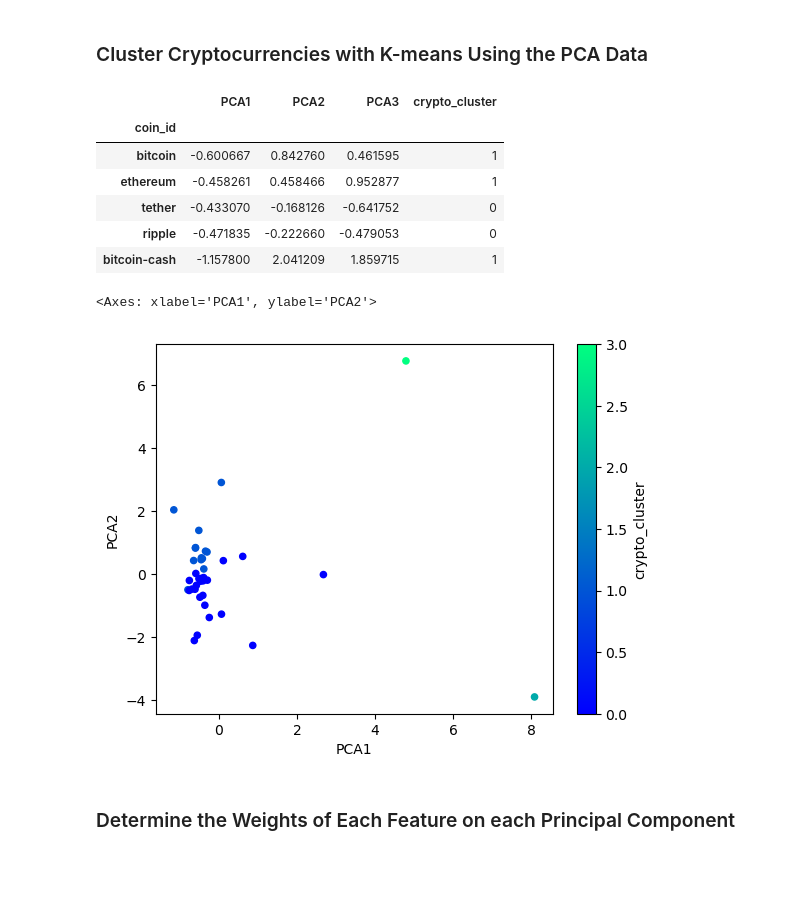
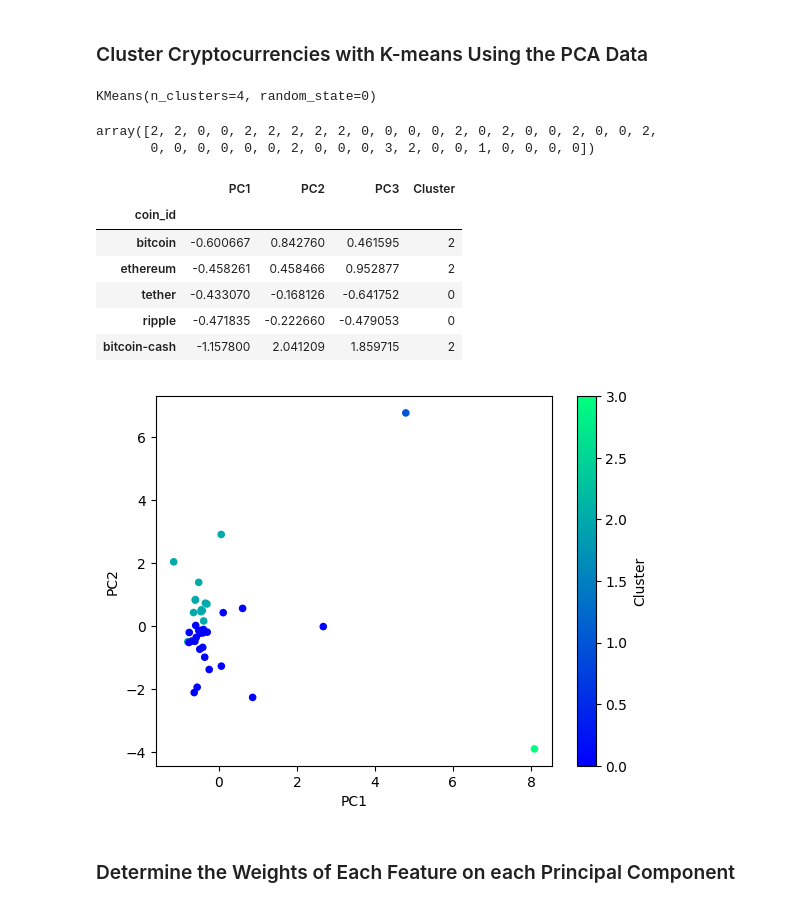
Before and after one commit to echarles341/cryptoclustering, a Jupyter notebook: Crypto_Clustering.ipynb, the cells around one changed output. Cells and saved outputs as stored; diff of their text form; code cells hidden in the pictures; blank space fills up the shorter version.

```diff
--- a/Crypto_Clustering.ipynb
+++ b/Crypto_Clustering.ipynb
@@ -288,34 +305,48 @@ array([0.3719856 , 0.34700813, 0.17603793])
 ### Cluster Cryptocurrencies with K-means Using the PCA Data
 # %%
 # Initialize the K-Means model using the best value for k
+data_model = KMeans(n_clusters= 4, random_state= 0)
 # %%
 # Fit the K-Means model using the PCA data
+data_model.fit(pca_df)
+# %% [output]
+KMeans(n_clusters=4, random_state=0)
 # %%
 # Predict the clusters to group the cryptocurrencies using the PCA data
-
+predict_clusters = data_model.predict(pca_df)
 
 # Print the resulting array of cluster values.
+predict_clusters
+# %% [output]
+array([2, 2, 0, 0, 2, 2, 2, 2, 2, 0, 0, 0, 0, 2, 0, 2, 0, 0, 2, 0, 0, 2,
+       0, 0, 0, 0, 0, 0, 2, 0, 0, 0, 3, 2, 0, 0, 1, 0, 0, 0, 0])
 # %%
 # Create a copy of the DataFrame with the PCA data
-
+market_data_copy = pca_df.copy()
 
 # Add a new column to the DataFrame with the predicted clusters
-
+market_data_copy['Cluster'] = predict_clusters
 
 # Display sample data
+market_data_copy.head()
 # %% [output]
-|  | PCA1 | PCA2 | PCA3 | crypto_cluster |
+|  | PC1 | PC2 | PC3 | Cluster |
 | coin_id |  |  |  |  |
-| bitcoin | -0.600667 | 0.842760 | 0.461595 | 1 |
-| ethereum | -0.458261 | 0.458466 | 0.952877 | 1 |
+| bitcoin | -0.600667 | 0.842760 | 0.461595 | 2 |
+| ethereum | -0.458261 | 0.458466 | 0.952877 | 2 |
 | tether | -0.433070 | -0.168126 | -0.641752 | 0 |
 | ripple | -0.471835 | -0.222660 | -0.479053 | 0 |
-| bitcoin-cash | -1.157800 | 2.041209 | 1.859715 | 1 |
+| bitcoin-cash | -1.157800 | 2.041209 | 1.859715 | 2 |
 # %%
 # Create a scatter plot using hvPlot by setting `x="PCA1"` and `y="PCA2"`.
+market_data_pscatter = market_data_copy.plot.scatter(
+    x='PC1',
+    y='PC2',
+    c='Cluster',
+    colormap='winter'
+)
 # %% [output]
-<Axes: xlabel='PCA1', ylabel='PCA2'>
-[figure, old version]
+[figure, new version]
 # %% [markdown]
 ### Determine the Weights of Each Feature on each Principal Component
 # %%
```
Also changed, not shown: parts of 6 cells of this notebook.
